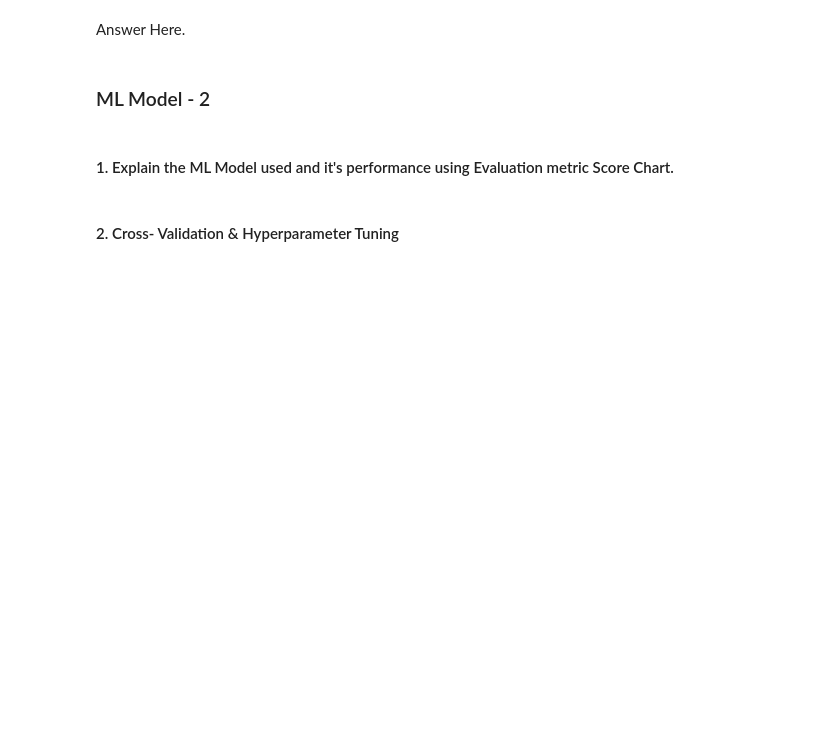
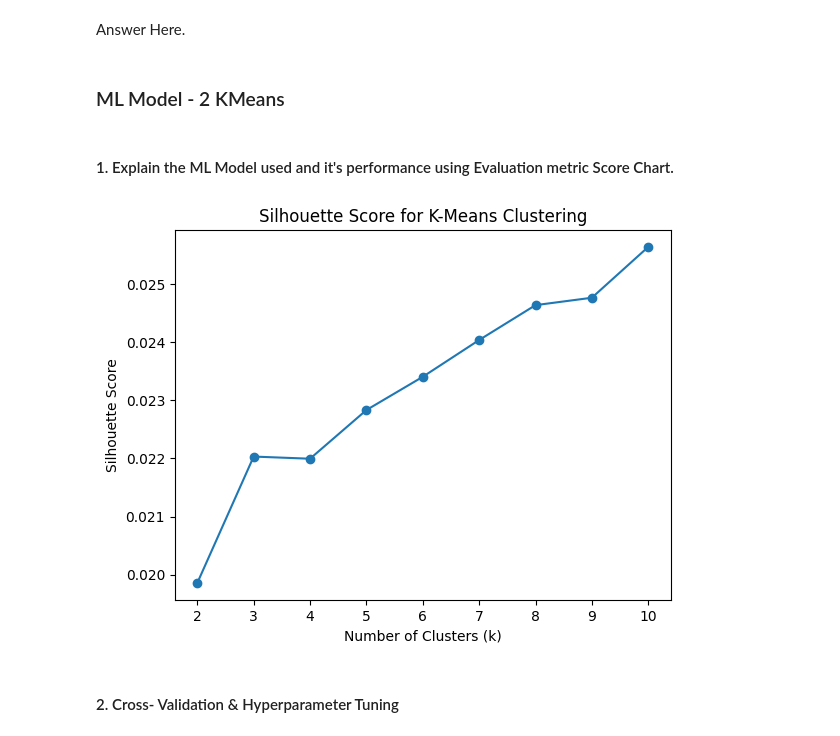
Before and after one commit to Manoharjha333/Zomato-Restaurant-Clustering-And-Sentiment-Analysis, a Jupyter notebook: Zomato_Restaurant_Clustering_And_Sentiment_Analysis.ipynb, the cells around one changed output. Cells and saved outputs as stored; diff of their text form; code cells hidden in the pictures; blank space fills up the shorter version.

```diff
--- a/Zomato_Restaurant_Clustering_And_Sentiment_Analysis.ipynb
+++ b/Zomato_Restaurant_Clustering_And_Sentiment_Analysis.ipynb
@@ -1915,6 +1893,6 @@ Answer Here.
 # %% [markdown]
 Answer Here.
 # %% [markdown]
-### ML Model - 2
+### ML Model - 2 KMeans
 # %% [markdown]
 #### 1. Explain the ML Model used and it's performance using Evaluation metric Score Chart.
@@ -1923,2 +1899,28 @@ Answer Here.
+# %%
+# Visualizing evaluation Metric Score chart
+from sklearn.cluster import KMeans
+from sklearn.metrics import silhouette_score
+import matplotlib.pyplot as plt
+
+# Range of clusters to try
+k_values = range(2, 11)  # You can adjust this range based on your problem
+
+silhouette_scores = []
+
+# Fit K-Means for different values of k
+for k in k_values:
+    kmeans = KMeans(n_clusters=k, random_state=42)
+    kmeans.fit(X)
+    labels = kmeans.labels_
+    silhouette_scores.append(silhouette_score(X, labels))
+
+# Visualize the silhouette scores
+plt.plot(k_values, silhouette_scores, marker='o')
+plt.xlabel('Number of Clusters (k)')
+plt.ylabel('Silhouette Score')
+plt.title('Silhouette Score for K-Means Clustering')
+plt.show()
+# %% [output]
+[figure, added]
 # %% [markdown]
 #### 2. Cross- Validation & Hyperparameter Tuning
```
Also changed, not shown: parts of 59 cells of this notebook.
